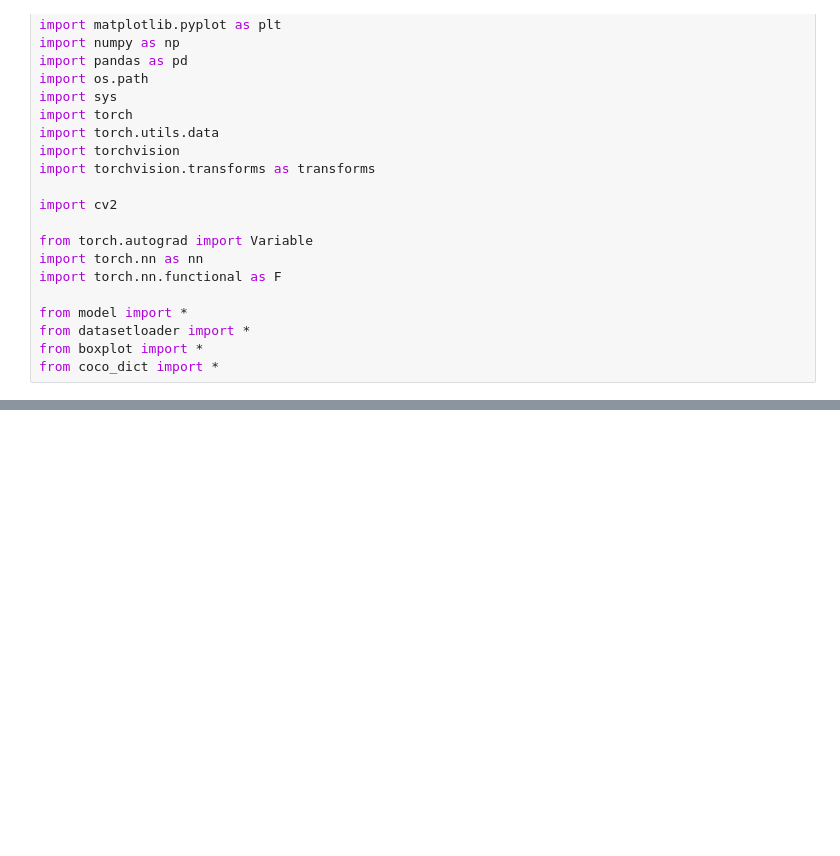
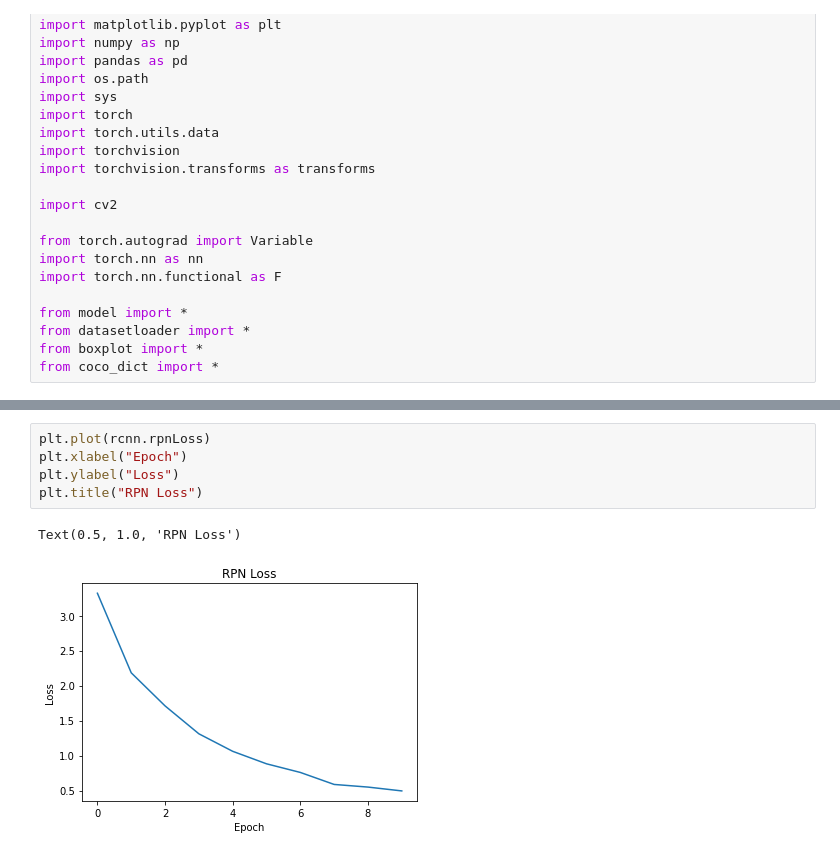
Before and after one commit to tmillre/faster_rcnn_project, a Jupyter notebook: tcm3_RPN_final.ipynb, the cells around one changed output, grey strips where cells are left out. Drawn from its saved outputs; the diff is of its cells as text; blank space fills up the shorter version.

```diff
--- a/tcm3_RPN_final.ipynb
+++ b/tcm3_RPN_final.ipynb
@@ -101 +131,9 @@ Text(0.5, 1.0, 'Train Set Loss')
+# %%
+plt.plot(rcnn.rpnLoss)
+plt.xlabel("Epoch")
+plt.ylabel("Loss")
+plt.title("RPN Loss")
+# %% [output]
+Text(0.5, 1.0, 'RPN Loss')
+[figure, added]
 # %%
```
Also changed, not shown: parts of 10 cells of this notebook, 4 other files.
